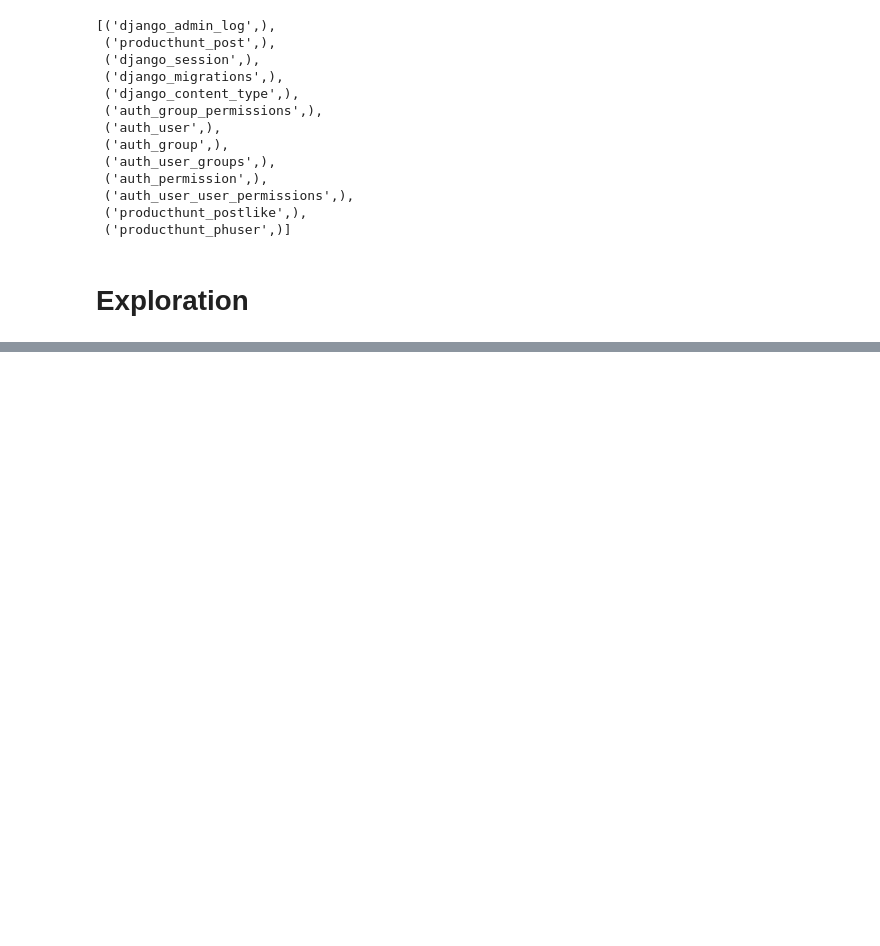
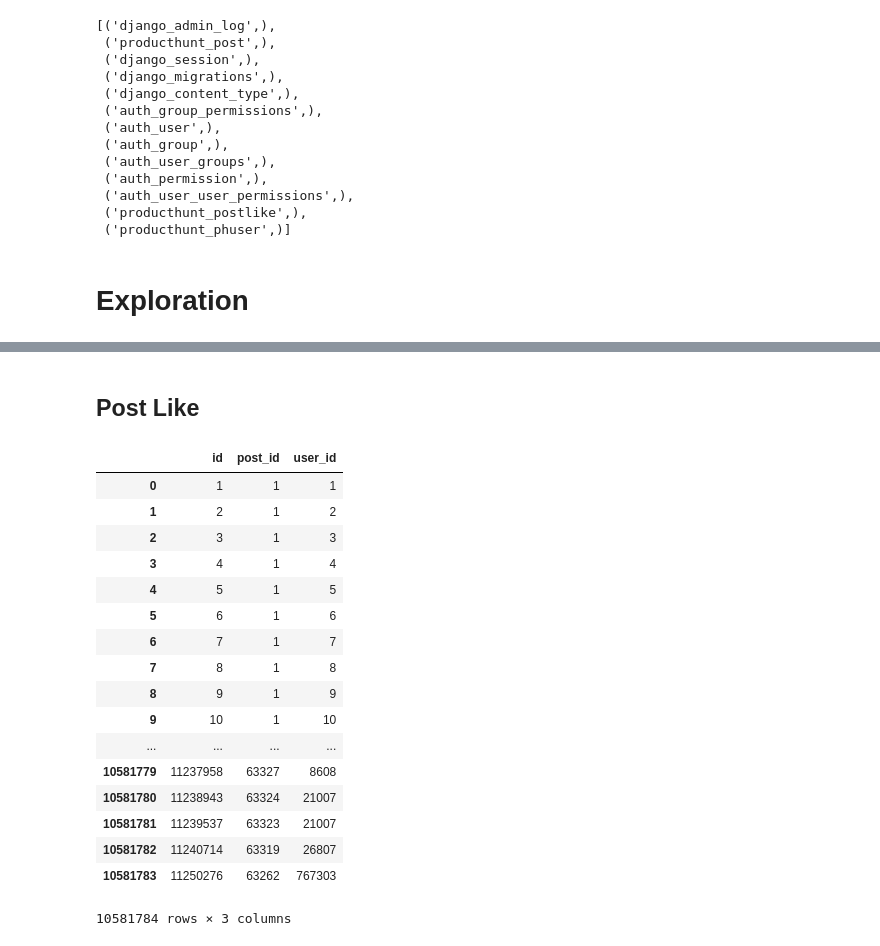
Before and after one commit to a-ozbek/ph-likes, a Jupyter notebook: ph_likes/research/data_exploration/data-exploration.ipynb, the cells around one changed output, grey strips where cells are left out. Drawn from its saved outputs; the diff is of its cells as text; code cells hidden in the pictures; blank space fills up the shorter version.

```diff
--- a/ph_likes/research/data_exploration/data-exploration.ipynb
+++ b/ph_likes/research/data_exploration/data-exploration.ipynb
@@ -28,0 +83,23 @@ df_postlike = queries.get_postlike_table()
+# %% [markdown]
+## Post Like
+# %%
+df_postlike
+# %% [output]
+|  | id | post_id | user_id |
+| 0 | 1 | 1 | 1 |
+| 1 | 2 | 1 | 2 |
+| 2 | 3 | 1 | 3 |
+| 3 | 4 | 1 | 4 |
+| 4 | 5 | 1 | 5 |
+| 5 | 6 | 1 | 6 |
+| 6 | 7 | 1 | 7 |
+| 7 | 8 | 1 | 8 |
+| 8 | 9 | 1 | 9 |
+| 9 | 10 | 1 | 10 |
+| ... | ... | ... | ... |
+| 10581779 | 11237958 | 63327 | 8608 |
+| 10581780 | 11238943 | 63324 | 21007 |
+| 10581781 | 11239537 | 63323 | 21007 |
+| 10581782 | 11240714 | 63319 | 26807 |
+| 10581783 | 11250276 | 63262 | 767303 |
+10581784 rows × 3 columns
```
Also changed, not shown: parts of 7 cells of this notebook, 3 other files.
